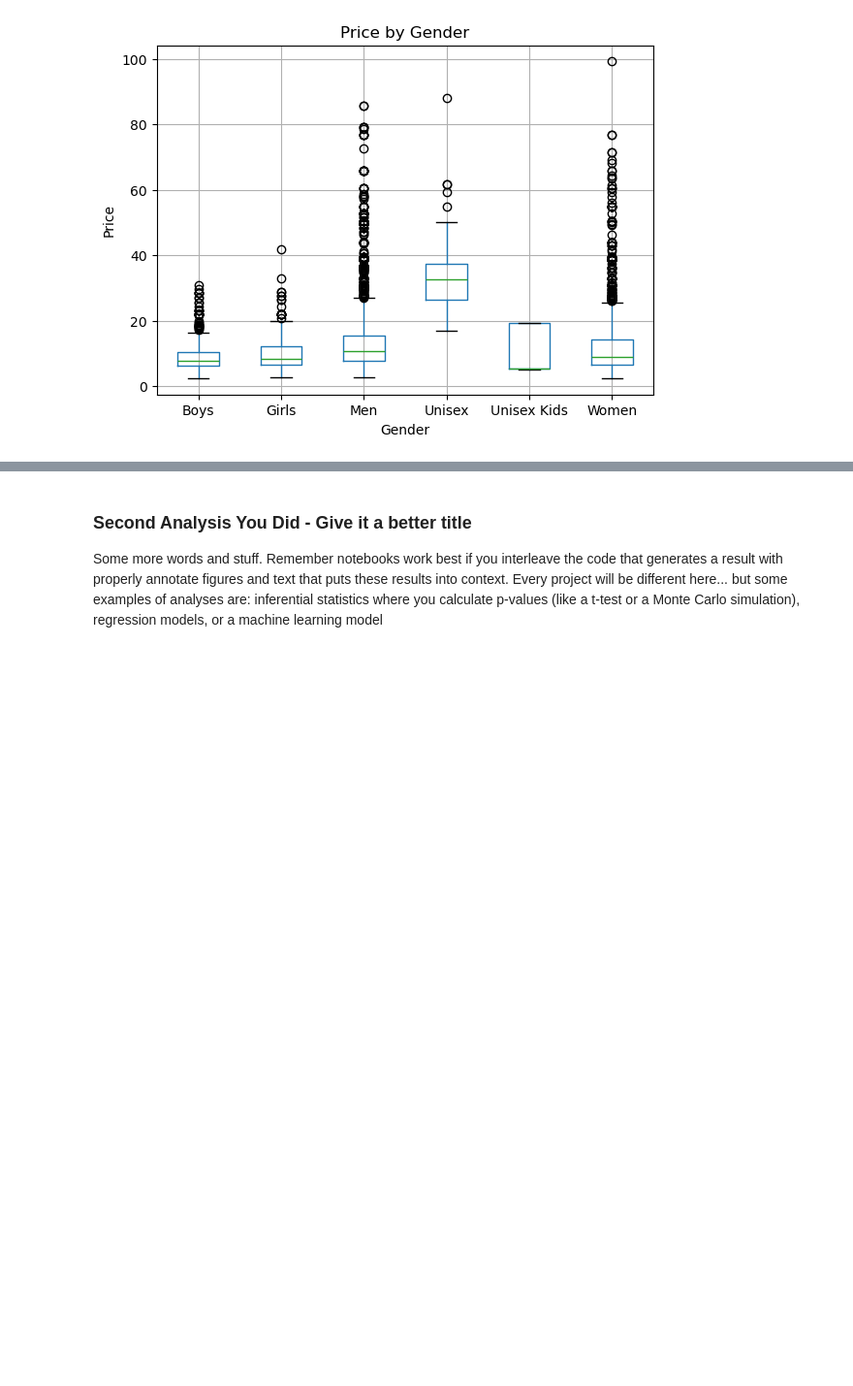
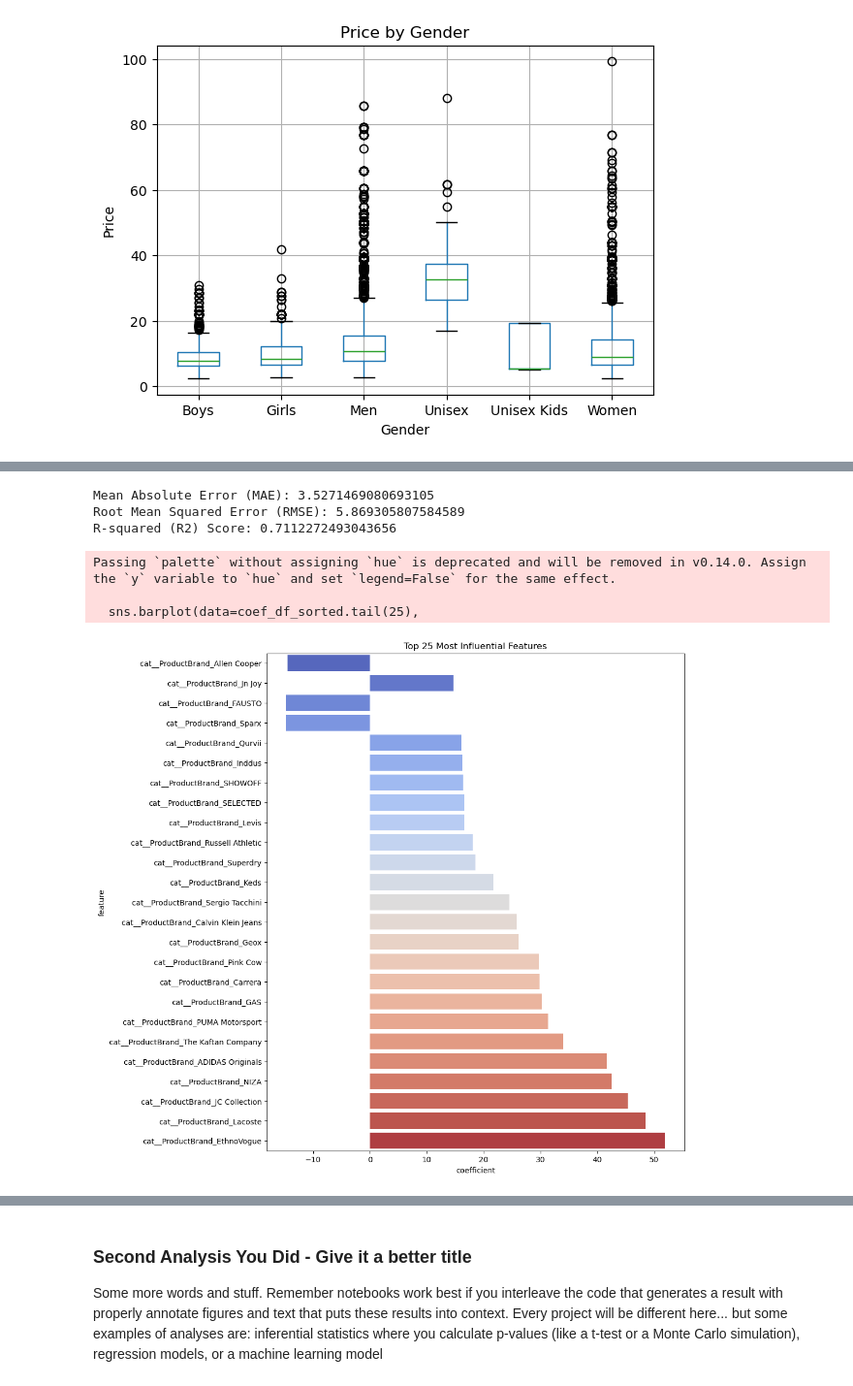
Before and after one commit to COGS108/Group034_WI26, a Jupyter notebook: 03-FinalProject.ipynb, the cells around one changed output, grey strips where cells are left out. Shown at 97% size. Drawn from its saved outputs; the diff is of its cells as text; code cells hidden in the pictures; blank space fills up the shorter version.

```diff
--- a/03-FinalProject.ipynb
+++ b/03-FinalProject.ipynb
@@ -283,0 +288,14 @@ Some more words and stuff.  Remember notebooks work best if you interleave the c
+# %%
+best_model = grid.best_estimator_
+feature_names = best_model.named_steps['preprocess'].get_feature_names_out()
+mask = best_model.named_steps['selector'].get_support()
+selected_features = feature_names[mask]
+coefs = best_model.named_steps['regression'].coef_
+
+coef_df = pd.DataFrame({
+    'feature': selected_features,
+    'coefficient': coefs
+})
+
+ohe_coef = coef_df.sort_values(by = 'coefficient').reset_index().drop(columns = 'index')
+ohe_coef
@@ -283,0 +316,29 @@ Some more words and stuff.  Remember notebooks work best if you interleave the c
+# %%
+#evaluate model
+y_pred = grid.predict(x_test)
+
+mae_model = mean_absolute_error(y_test, y_pred)
+mse_model = mean_squared_error(y_test, y_pred)
+rmse_model = np.sqrt(mse_model)
+r2_model = r2_score(y_test, y_pred)
+
+print(f"Mean Absolute Error (MAE): {mae_model}")
+print(f"Root Mean Squared Error (RMSE): {rmse_model}")
+print(f"R-squared (R2) Score: {r2_model}")
+# %% [output]
+Mean Absolute Error (MAE): 3.5271469080693105
+Root Mean Squared Error (RMSE): 5.869305807584589
+R-squared (R2) Score: 0.7112272493043656
+# %%
+coef_df_sorted = coef_df.reindex(coef_df['coefficient'].abs().sort_values().index)
+
+plt.figure(figsize=(10,12))
+sns.barplot(data=coef_df_sorted.tail(25),
+            x='coefficient', y='feature', palette='coolwarm')
+plt.title("Top 25 Most Influential Features")
+plt.show()
+# %% [output]
+Passing `palette` without assigning `hue` is deprecated and will be removed in v0.14.0. Assign the `y` variable to `hue` and set `legend=False` for the same effect.
+
+  sns.barplot(data=coef_df_sorted.tail(25),
+[figure, added]
```
Also changed, not shown: parts of 22 cells of this notebook.
